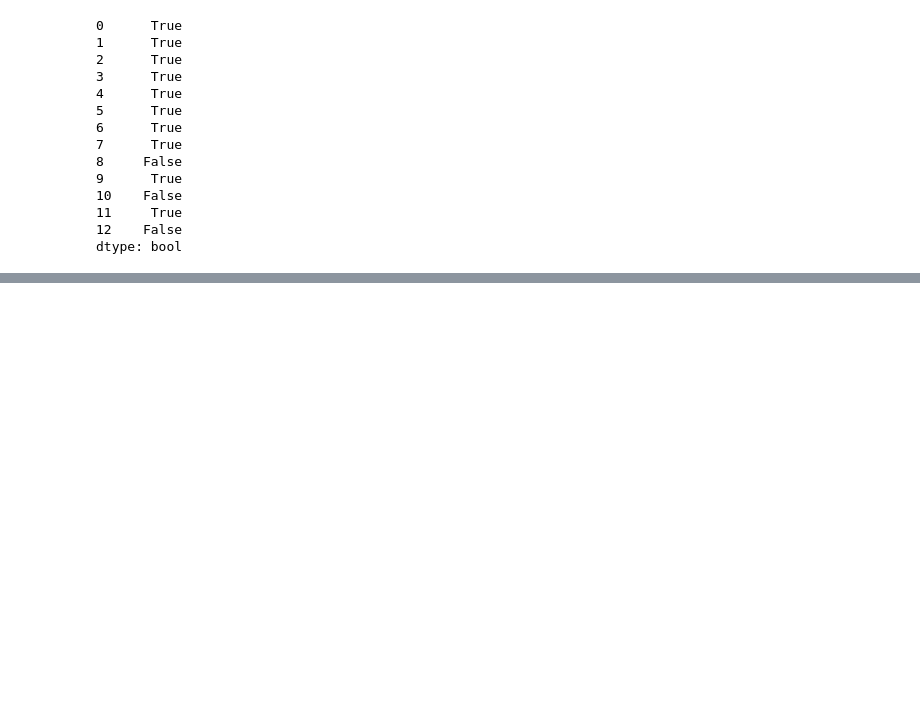
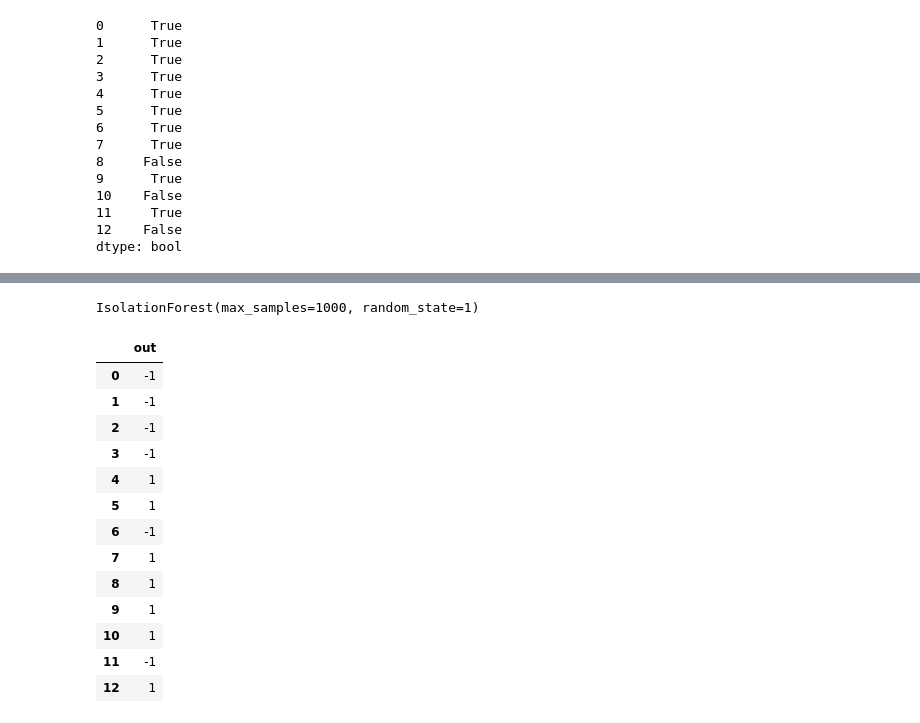
Before and after one commit to formegusto/pattern-recognition, a Jupyter notebook: 07.Distribution.ipynb, the cells around one changed output, grey strips where cells are left out. Cells and saved outputs as stored; diff of their text form; code cells hidden in the pictures; blank space fills up the shorter version.

```diff
--- a/07.Distribution.ipynb
+++ b/07.Distribution.ipynb
@@ -372,0 +373,3 @@ dtype: bool
+# %%
+pureDatas = datas[datas.columns.difference(['date', 'year', 'month', 'day'])]
+pureDatas
@@ -372,0 +391,25 @@ dtype: bool
+# %%
+clf = IsolationForest(max_samples=1000, random_state=1)
+clf.fit(pureDatas)
+# %% [output]
+IsolationForest(max_samples=1000, random_state=1)
+# %%
+y_pred_outliers = clf.predict(pureDatas)
+out = pd.DataFrame(y_pred_outliers)
+out = out.rename(columns={0: "out"})
+out
+# %% [output]
+|  | out |
+| 0 | -1 |
+| 1 | -1 |
+| 2 | -1 |
+| 3 | -1 |
+| 4 | 1 |
+| 5 | 1 |
+| 6 | -1 |
+| 7 | 1 |
+| 8 | 1 |
+| 9 | 1 |
+| 10 | 1 |
+| 11 | -1 |
+| 12 | 1 |
```
Also changed, not shown: parts of 11 cells of this notebook.
